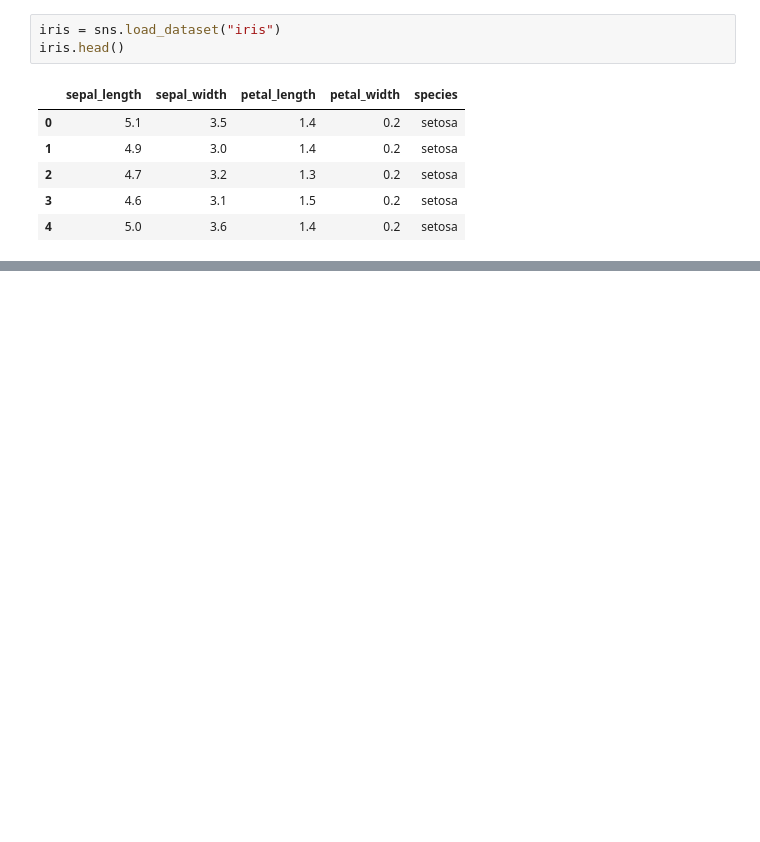
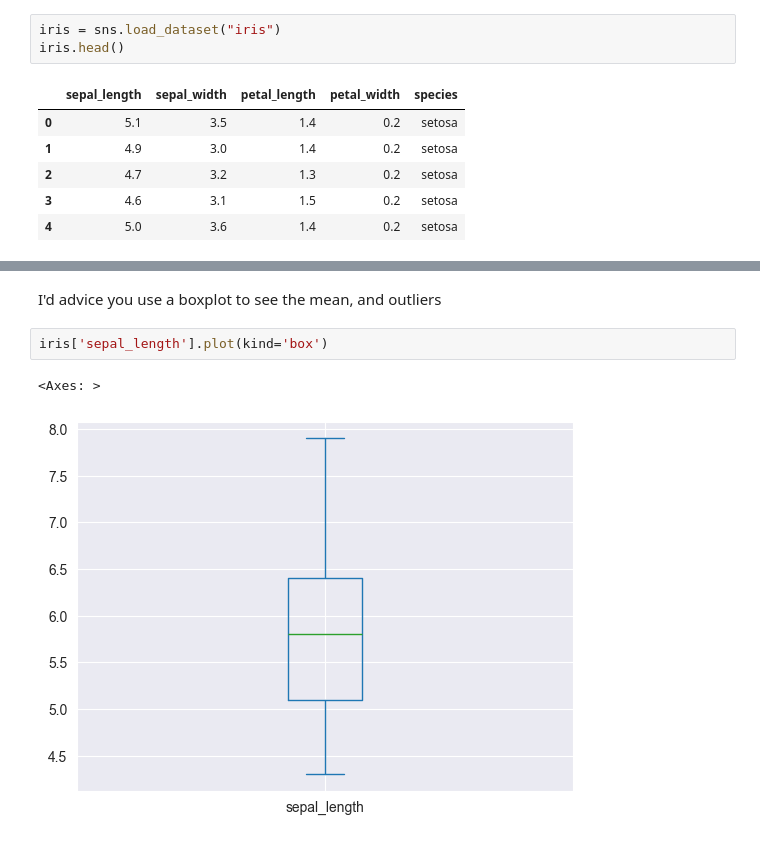
Before and after one commit to oldmartijntje/avans1.4-portfolio, a Jupyter notebook: edu material/personal_documentation.ipynb, the cells around one changed output, grey strips where cells are left out. Saved outputs shown, nothing was run; the diff lists cells and outputs as text; blank space fills up the shorter version.

```diff
--- a/edu material/personal_documentation.ipynb
+++ b/edu material/personal_documentation.ipynb
@@ -85,0 +154,7 @@ You have now seen 2 examples of what you can do with a categorical column.
+# %% [markdown]
+I'd advice you use a boxplot to see the mean, and outliers
+# %%
+iris['sepal_length'].plot(kind='box')
+# %% [output]
+<Axes: >
+[figure, added]
```
Also changed, not shown: parts of 18 cells of this notebook.
